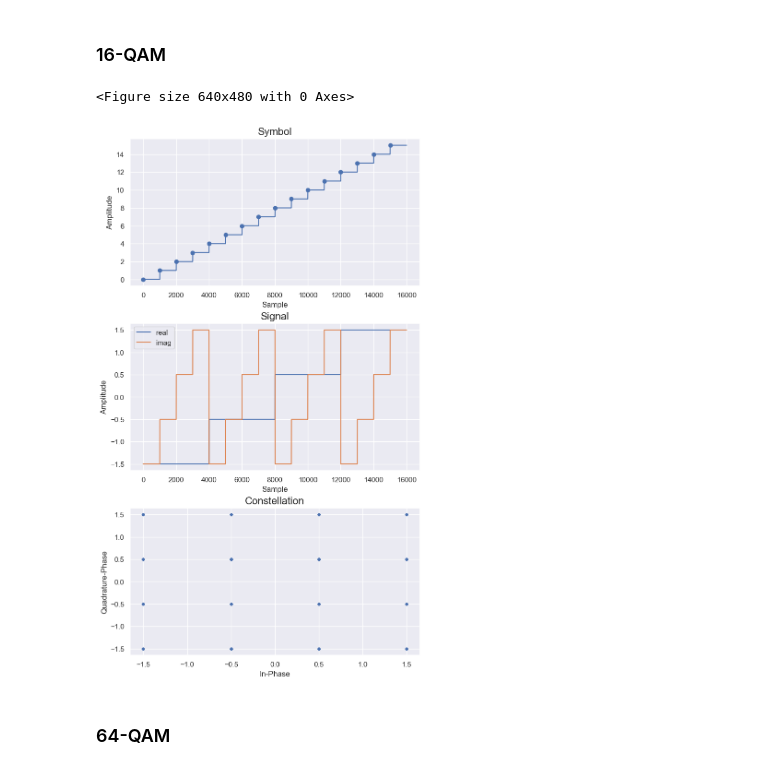
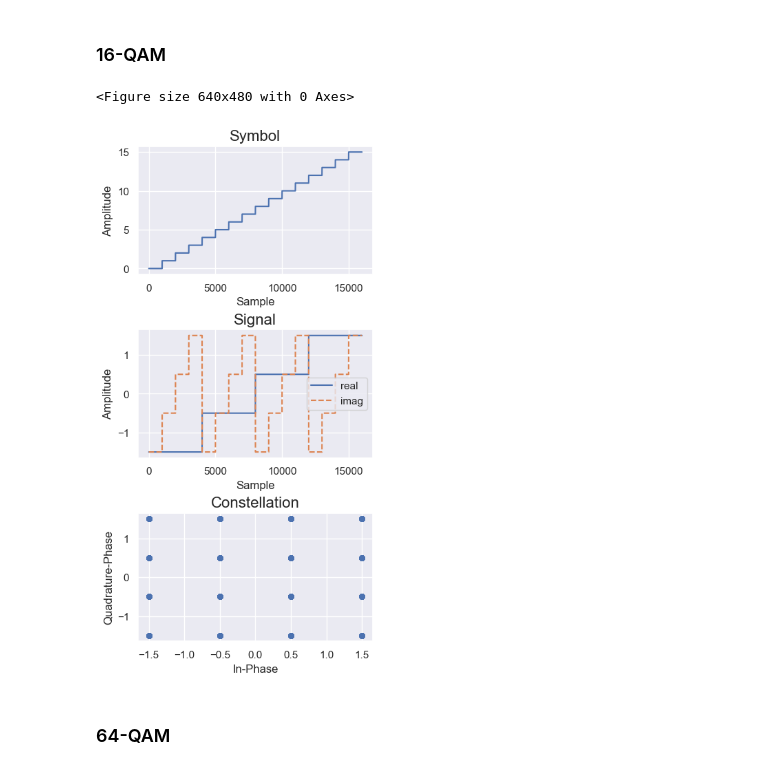
Before and after one commit to zanderman/gan-wireless-5g, a Jupyter notebook: dataset.ipynb, the cells around one changed output. Saved outputs shown, nothing was run; the diff lists cells and outputs as text; code cells hidden in the pictures.

Commit message:
Saves 16-QAM figure to file

```diff
--- a/dataset.ipynb
+++ b/dataset.ipynb
@@ -332,21 +332,22 @@ def plot(
 
     fig, axd = plt.subplot_mosaic("A;B;C", figsize=(7,12), constrained_layout=True)
     pkey = 'A'
-    axd[pkey].plot(n, s, marker='o', markevery=int(fs/baud))
+    # axd[pkey].plot(n, s, marker='o', markevery=int(fs/baud))
+    axd[pkey].plot(n, s)
     axd[pkey].set_title('Symbol', fontsize=16)
     axd[pkey].set_xlabel('Sample')
     axd[pkey].set_ylabel('Amplitude')
 
     pkey = 'B'
     axd[pkey].plot(n, np.real(x), label='real')
-    axd[pkey].plot(n, np.imag(x), label='imag')
+    axd[pkey].plot(n, np.imag(x), '--', label='imag')
     axd[pkey].set_title('Signal', fontsize=16)
     axd[pkey].set_xlabel('Sample')
     axd[pkey].set_ylabel('Amplitude')
     axd[pkey].legend()
 
     pkey = 'C'
-    axd[pkey].plot(np.real(x.round(10)), np.imag(x.round(10)), '.')
+    axd[pkey].plot(np.real(x.round(10)), np.imag(x.round(10)), '.', markersize=10)
     axd[pkey].set_title('Constellation', fontsize=16)
     axd[pkey].set_xlabel('In-Phase')
     axd[pkey].set_ylabel('Quadrature-Phase')
@@ -509,34 +511,37 @@ n = np.r_[0:len(x)]
 t = n2t(n=n, fs=fs)
 symbols = repeat(bits, baud=baud, fs=fs)
 
 # Save data in compressed numpy format.
 data = dict(
     n=n,
     t=t,
     x=x,
     s=symbols,
 )
 params = dict(
     features=list(data.keys()),
     bits=bits.tolist(),
     fc=fc,
     fs=fs,
     baud=baud,
     size=x.size,
 )
 save_data(fname=roots['dataset']/f"16-qam", data=data, **params)
 
 # Plot
 fig = plot(
     n=n,
     s=symbols,
     x=x,
     fs=fs,
     baud=baud,
 )
+# fig.set_size_inches(5, 10, forward=False)
+fig.set_size_inches(4, 8, forward=False)
+fig.savefig(roots['images']/"data_example_16_qam.png", bbox_inches='tight')
 # %% [output]
 <Figure size 640x480 with 0 Axes>
-[figure, old version]
+[figure, new version]
 # %% [markdown]
 ### 64-QAM
 # %%
```
Also changed, not shown: parts of 4 cells of this notebook.
